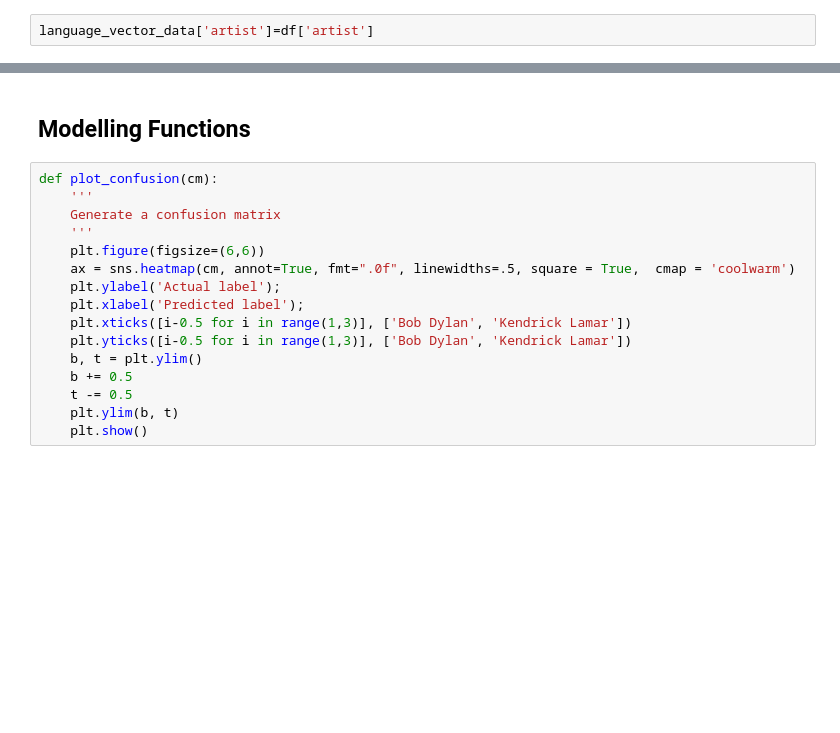
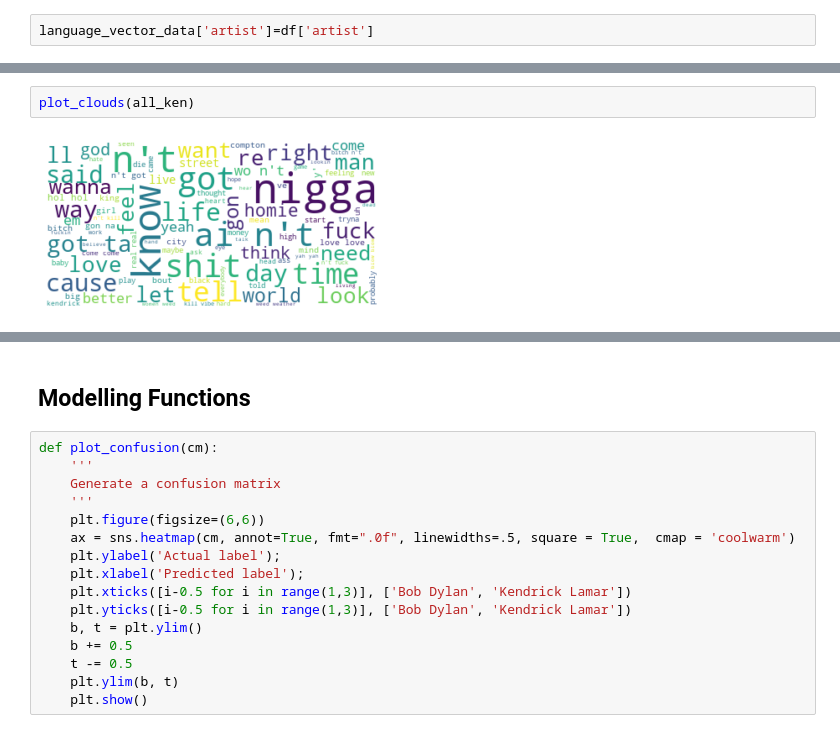
Before and after one commit to xaaronx/bob-or-kendrick, a Jupyter notebook: modelling.ipynb, the cells around one changed output, grey strips where cells are left out. Drawn from its saved outputs; the diff is of its cells as text; blank space fills up the shorter version.

```diff
--- a/modelling.ipynb
+++ b/modelling.ipynb
@@ -179,0 +182,4 @@ ValueError: Could not interpret input 'artist'
+# %%
+plot_clouds(all_ken)
+# %% [output]
+[figure, added]
```
Also changed, not shown: parts of 40 cells of this notebook.
